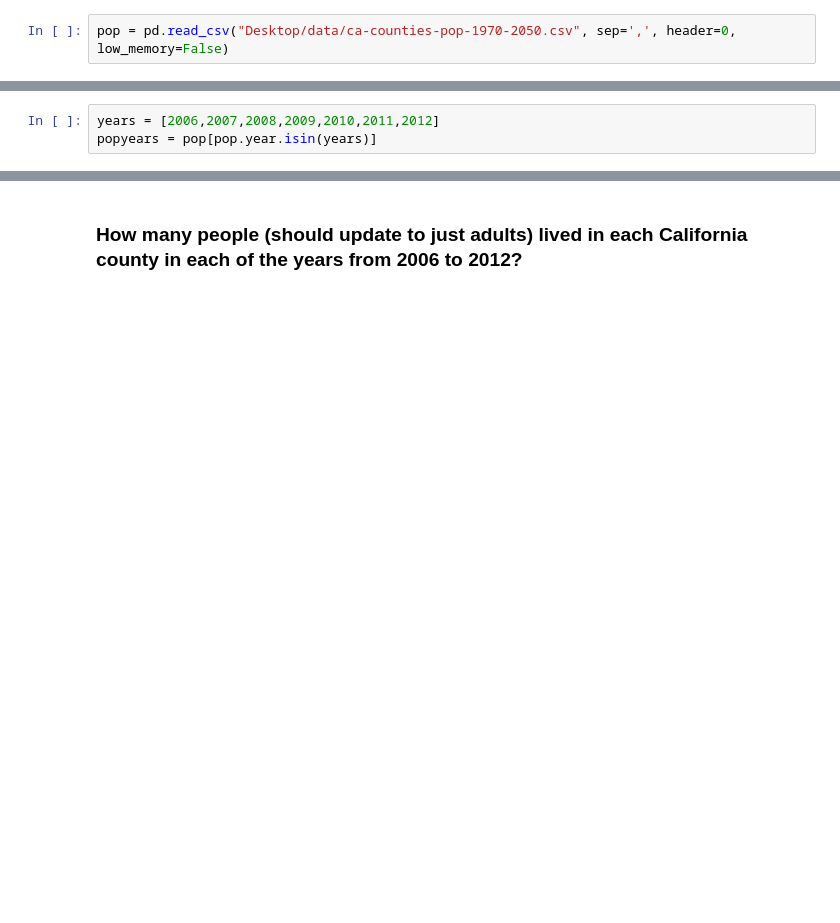
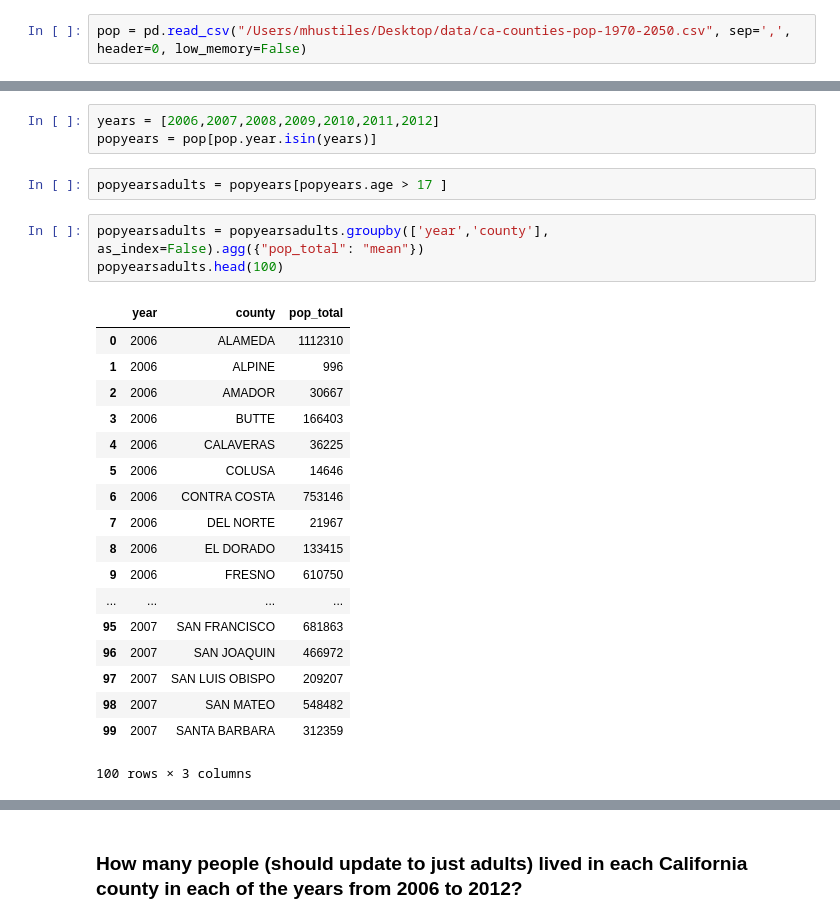
Before and after one commit to stiles/opioids, a Jupyter notebook: California Opioids.ipynb, the cells around one changed output, grey strips where cells are left out. Saved outputs shown, nothing was run; the diff lists cells and outputs as text; blank space fills up the shorter version.

```diff
--- a/California Opioids.ipynb
+++ b/California Opioids.ipynb
@@ -38,5 +59,5 @@ pills = pd.read_csv("Desktop/data/arcos-ca-statewide-itemized.tsv", sep='\t', he
 # %%
-pop = pd.read_csv("Desktop/data/ca-counties-pop-1970-2050.csv", sep=',', header=0, low_memory=False)
+pop = pd.read_csv("/Users/mhustiles/Desktop/data/ca-counties-pop-1970-2050.csv", sep=',', header=0, low_memory=False)
 # %% [markdown]
 ### Read the tsv with proper data types: first on import — and then after
 # %%
@@ -73,3 +121,27 @@ pills.dtypes
 # %%
 years = [2006,2007,2008,2009,2010,2011,2012]
 popyears = pop[pop.year.isin(years)]
+# %%
+popyearsadults = popyears[popyears.age > 17 ]
+# %%
+popyearsadults = popyearsadults.groupby(['year','county'], as_index=False).agg({"pop_total": "mean"})
+popyearsadults.head(100)
+# %% [output]
+|  | year | county | pop_total |
+| 0 | 2006 | ALAMEDA | 1112310 |
+| 1 | 2006 | ALPINE | 996 |
+| 2 | 2006 | AMADOR | 30667 |
+| 3 | 2006 | BUTTE | 166403 |
+| 4 | 2006 | CALAVERAS | 36225 |
+| 5 | 2006 | COLUSA | 14646 |
+| 6 | 2006 | CONTRA COSTA | 753146 |
+| 7 | 2006 | DEL NORTE | 21967 |
+| 8 | 2006 | EL DORADO | 133415 |
+| 9 | 2006 | FRESNO | 610750 |
+| ... | ... | ... | ... |
+| 95 | 2007 | SAN FRANCISCO | 681863 |
+| 96 | 2007 | SAN JOAQUIN | 466972 |
+| 97 | 2007 | SAN LUIS OBISPO | 209207 |
+| 98 | 2007 | SAN MATEO | 548482 |
+| 99 | 2007 | SANTA BARBARA | 312359 |
+100 rows × 3 columns
```
Also changed, not shown: parts of 20 cells of this notebook, 2 other files.
